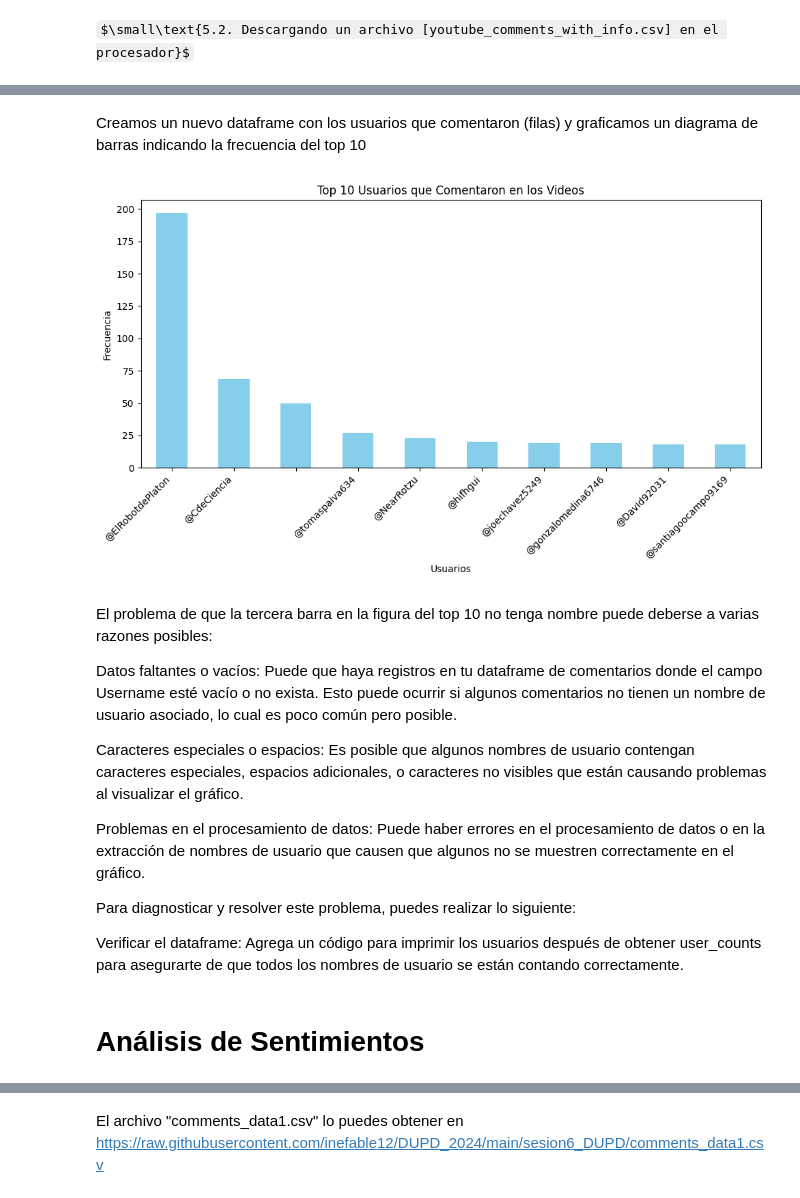
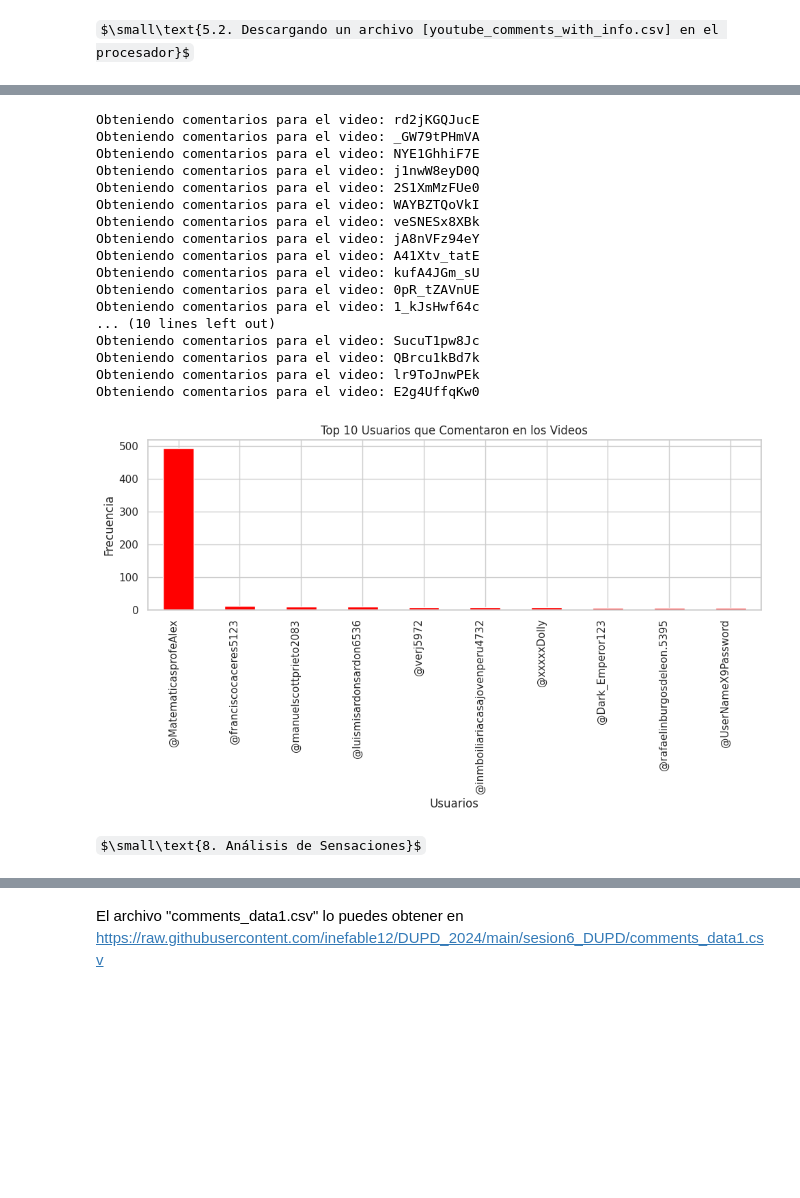
Before and after one commit to EHN8829/DUPD_FINAL, a Jupyter notebook: DUPD_FINAL.ipynb, the cells around one changed output, grey strips where cells are left out. Drawn from its saved outputs; the diff is of its cells as text; code cells hidden in the pictures; some formulas as TeX source; blank space fills up the shorter version.

```diff
--- a/DUPD_FINAL.ipynb
+++ b/DUPD_FINAL.ipynb
@@ -995,2 +1105,0 @@ Proceso completado. Se ha creado el archivo youtube_comments_with_likes_replies.
-# %% [markdown]
-Creamos un nuevo dataframe con los usuarios que comentaron (filas) y graficamos un diagrama de barras indicando la frecuencia del top 10
@@ -1143,14 +1105,0 @@ if __name__ == '__main__':
-# %% [markdown]
-![image.png](embedded-picture-1)
-# %% [markdown]
-El problema de que la tercera barra en la figura del top 10 no tenga nombre puede deberse a varias razones posibles:
-
-Datos faltantes o vacíos: Puede que haya registros en tu dataframe de comentarios donde el campo Username esté vacío o no exista. Esto puede ocurrir si algunos comentarios no tienen un nombre de usuario asociado, lo cual es poco común pero posible.
-
-Caracteres especiales o espacios: Es posible que algunos nombres de usuario contengan caracteres especiales, espacios adicionales, o caracteres no visibles que están causando problemas al visualizar el gráfico.
-
-Problemas en el procesamiento de datos: Puede haber errores en el procesamiento de datos o en la extracción de nombres de usuario que causen que algunos no se muestren correctamente en el gráfico.
-
-Para diagnosticar y resolver este problema, puedes realizar lo siguiente:
-
-Verificar el dataframe: Agrega un código para imprimir los usuarios después de obtener user_counts para asegurarte de que todos los nombres de usuario se están contando correctamente.
@@ -1157,3 +1145,57 @@ Verificar el dataframe: Agrega un código para imprimir los usuarios después de
+# %%
+# Obteniendo los comentarios de los usuarios para un gráfico de frecuencias (top 10)
+def main():
+
+    # Inicializando el API de YouTube
+    youtube = initialize_youtube()
+
+    # Listando los Dataframes de comentarios para su almacenamiento
+    all_dfs = []
+
+    # Navegando en cada ID de un video y extrayendo los comentarios
+    for video_id in video_ids:
+        print(f'Obteniendo comentarios para el video: {video_id}')
+        comments = get_comments_for_video(youtube, video_id)
+        df = pd.DataFrame(comments)
+        all_dfs.append(df)
+
+    # Concatenando todos los Dataframes en un único DF
+    final_df = pd.concat(all_dfs, ignore_index=True)
+
+    # Adquiriendo listado de los usuarios que comentaron
+    user_counts = final_df['Username'].value_counts().head(10)
+
+    # Creando el gráfico de barras
+    plt.figure(figsize=(10, 6))
+    user_counts.plot(kind='bar', color='red')
+    plt.title('Top 10 Usuarios que Comentaron en los Videos')
+    plt.xlabel('Usuarios')
+    plt.ylabel('Frecuencia')
+    plt.xticks(rotation=90, ha='right')
+    plt.tight_layout()
+    plt.show()
+
+if __name__ == '__main__':
+    main()
+# %% [output]
+Obteniendo comentarios para el video: rd2jKGQJucE
+Obteniendo comentarios para el video: _GW79tPHmVA
+Obteniendo comentarios para el video: NYE1GhhiF7E
+Obteniendo comentarios para el video: j1nwW8eyD0Q
+Obteniendo comentarios para el video: 2S1XmMzFUe0
+Obteniendo comentarios para el video: WAYBZTQoVkI
+Obteniendo comentarios para el video: veSNESx8XBk
+Obteniendo comentarios para el video: jA8nVFz94eY
+Obteniendo comentarios para el video: A41Xtv_tatE
+Obteniendo comentarios para el video: kufA4JGm_sU
+Obteniendo comentarios para el video: 0pR_tZAVnUE
+Obteniendo comentarios para el video: 1_kJsHwf64c
+... (10 lines left out)
+Obteniendo comentarios para el video: SucuT1pw8Jc
+Obteniendo comentarios para el video: QBrcu1kBd7k
+Obteniendo comentarios para el video: lr9ToJnwPEk
+Obteniendo comentarios para el video: E2g4UffqKw0
+[figure, added]
 # %% [markdown]
-# Análisis de Sentimientos
+$\small\text{8. Análisis de Sensaciones}$
 # %%
```
Also changed, not shown: parts of 24 cells of this notebook.
